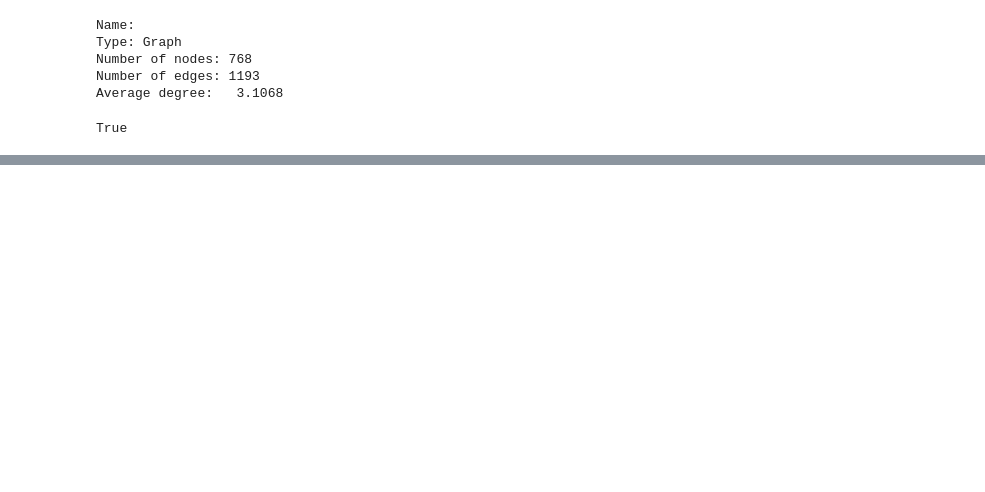
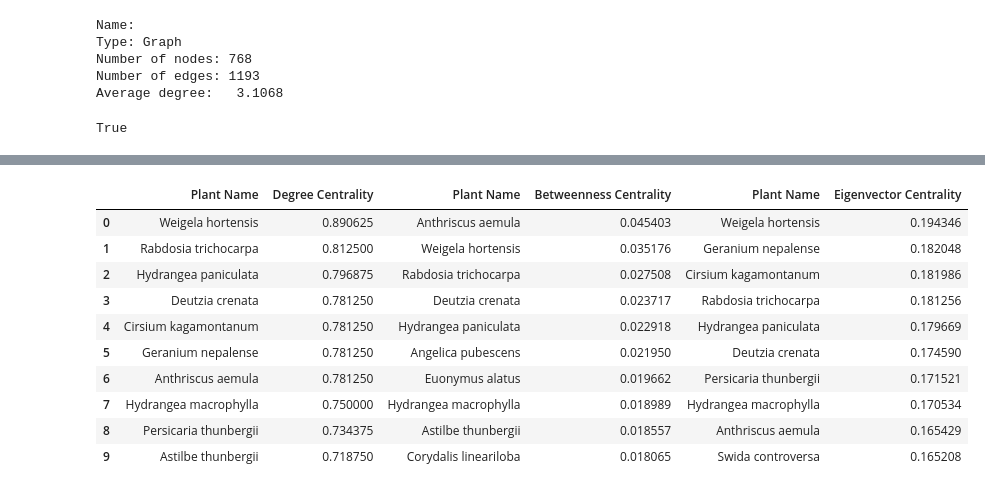
Before and after one commit to lincarrieli/DATA620-Web-Analytics, a Jupyter notebook: Data620_Project2_Lin_Tony.ipynb, the cells around one changed output, grey strips where cells are left out. Drawn from its saved outputs; the diff is of its cells as text; code cells hidden in the pictures; blank space fills up the shorter version.

```diff
--- a/Data620_Project2_Lin_Tony.ipynb
+++ b/Data620_Project2_Lin_Tony.ipynb
@@ -192,0 +194,17 @@ This network have relatively low density of 0.00405. For the pollinators network
+# %%
+# get betweenness values
+Btw_W_plants = nx.betweenness_centrality(W_plants)
+Btw_C_pollinators = nx.betweenness_centrality(C_pollinators)
+# %%
+# betweenness centrality for plants
+SortedBtw_W_plants = sorted(Btw_W_plants.items(), key=itemgetter(1), reverse=True)
+df_Btw_W_plants = pd.DataFrame(SortedBtw_W_plants, columns =['Plant Name', 'Betweenness Centrality'])
+
+# betweenness centrality for pollinators
+SortedBtw_C_pollinators = sorted(Btw_C_pollinators.items(), key=itemgetter(1), reverse=True)
+df_Btw_C_pollinators = pd.DataFrame(SortedBtw_C_pollinators, columns =['Pollinator Name', 'Betweenness Centrality'])
+
+# Degree betweenness for combined
+between_combined = pd.concat([df_Btw_W_plants, df_Btw_C_pollinators], axis=1)
+Top_between_combined = between_combined[:10]
+Top_between_combined
@@ -192,0 +225,17 @@ This network have relatively low density of 0.00405. For the pollinators network
+# %%
+# get eigenvector centrality values
+eigen_W_plants = nx.eigenvector_centrality(W_plants)
+eigen_C_pollinators = nx.eigenvector_centrality(C_pollinators)
+# %%
+# eigenvector values for plant network
+SortedEigen_W_plants = sorted(eigen_W_plants.items(), key=itemgetter(1), reverse=True)
+df_eigen_W_plants = pd.DataFrame(SortedEigen_W_plants, columns =['Plant Name', 'Eigenvector Centrality'])
+
+# eigenvector values for pollinator network
+SortedEigen_C_pollinators = sorted(eigen_C_pollinators.items(), key=itemgetter(1), reverse=True)
+df_eigen_C_pollinators = pd.DataFrame(SortedEigen_C_pollinators, columns =['Pollinator Name', 'Eigenvector Centrality'])
+
+# eigenvector values for combined
+eigen_combined = pd.concat([df_eigen_W_plants, df_eigen_C_pollinators], axis=1)
+Top_eigen_combined = eigen_combined[:10]
+Top_eigen_combined
@@ -192,0 +256,18 @@ This network have relatively low density of 0.00405. For the pollinators network
+# %%
+# all measures for plants
+All_Measures_plants = pd.concat([df_centrality_W_plants, df_Btw_W_plants, df_eigen_W_plants], axis=1)
+
+Top_Measures_plants = All_Measures_plants[:10]
+Top_Measures_plants
+# %% [output]
+|  | Plant Name | Degree Centrality | Plant Name | Betweenness Centrality | Plant Name | Eigenvector Centrality |
+| 0 | Weigela hortensis | 0.890625 | Anthriscus aemula | 0.045403 | Weigela hortensis | 0.194346 |
+| 1 | Rabdosia trichocarpa | 0.812500 | Weigela hortensis | 0.035176 | Geranium nepalense | 0.182048 |
+| 2 | Hydrangea paniculata | 0.796875 | Rabdosia trichocarpa | 0.027508 | Cirsium kagamontanum | 0.181986 |
+| 3 | Deutzia crenata | 0.781250 | Deutzia crenata | 0.023717 | Rabdosia trichocarpa | 0.181256 |
+| 4 | Cirsium kagamontanum | 0.781250 | Hydrangea paniculata | 0.022918 | Hydrangea paniculata | 0.179669 |
+| 5 | Geranium nepalense | 0.781250 | Angelica pubescens | 0.021950 | Deutzia crenata | 0.174590 |
+| 6 | Anthriscus aemula | 0.781250 | Euonymus alatus | 0.019662 | Persicaria thunbergii | 0.171521 |
+| 7 | Hydrangea macrophylla | 0.750000 | Hydrangea macrophylla | 0.018989 | Hydrangea macrophylla | 0.170534 |
+| 8 | Persicaria thunbergii | 0.734375 | Astilbe thunbergii | 0.018557 | Anthriscus aemula | 0.165429 |
+| 9 | Astilbe thunbergii | 0.718750 | Corydalis lineariloba | 0.018065 | Swida controversa | 0.165208 |
```
Also changed, not shown: parts of 34 cells of this notebook.
